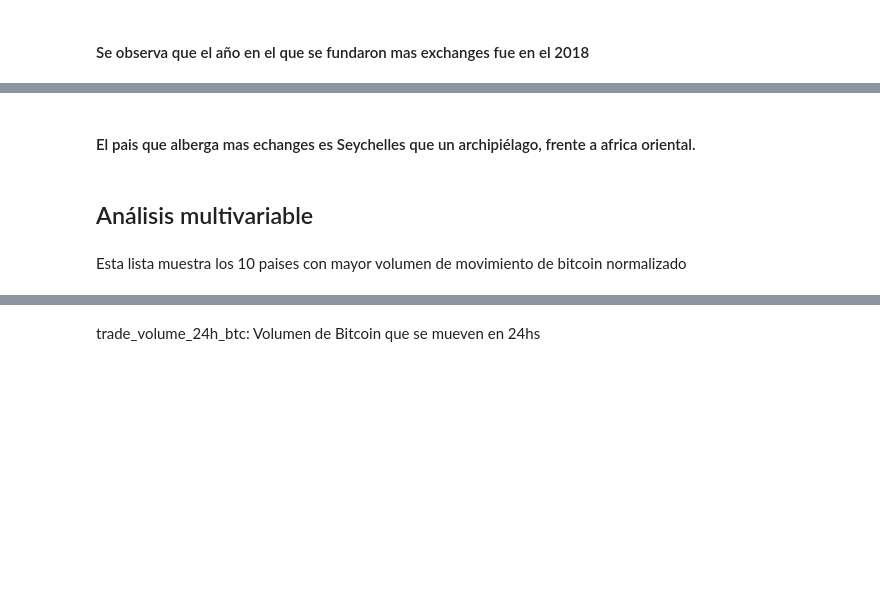
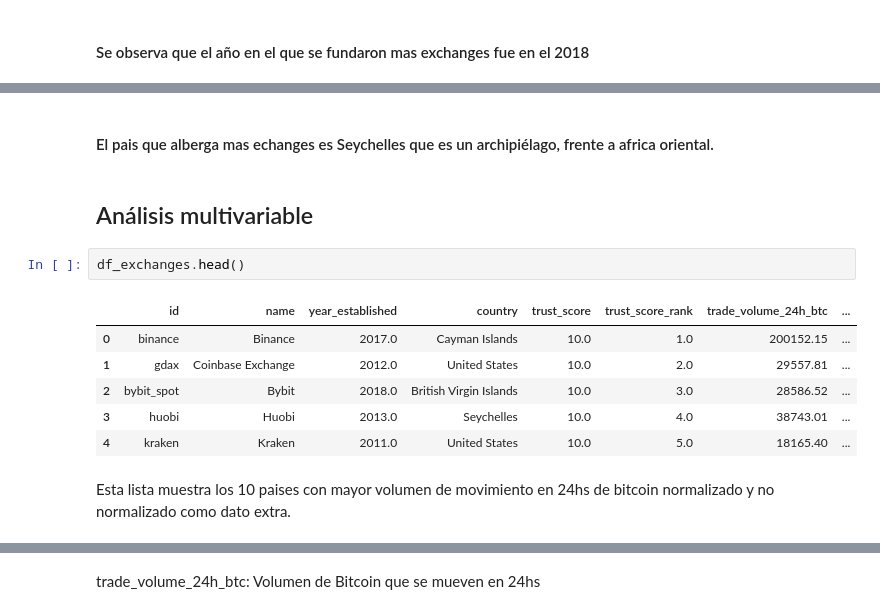
Before and after one commit to Galo0000/Analitics_Proyect_Cryptocurrency, a Jupyter notebook: EDA.ipynb, the cells around one changed output, grey strips where cells are left out. Drawn from its saved outputs; the diff is of its cells as text; blank space fills up the shorter version.

```diff
--- a/EDA.ipynb
+++ b/EDA.ipynb
@@ -400,9 +416,18 @@ sns.countplot(data=df_exchanges,x='country')
 # %% [markdown]
-#### El pais que alberga mas echanges es Seychelles que un archipiélago, frente a africa oriental.
+#### El pais que alberga mas echanges es Seychelles que es un archipiélago, frente a africa oriental.
 # %% [markdown]
 ## Análisis multivariable
+# %%
+df_exchanges.head()
+# %% [output]
+|  | id | name | year_established | country | trust_score | trust_score_rank | trade_volume_24h_btc | ... |
+| 0 | binance | Binance | 2017.0 | Cayman Islands | 10.0 | 1.0 | 200152.15 | ... |
+| 1 | gdax | Coinbase Exchange | 2012.0 | United States | 10.0 | 2.0 | 29557.81 | ... |
+| 2 | bybit_spot | Bybit | 2018.0 | British Virgin Islands | 10.0 | 3.0 | 28586.52 | ... |
+| 3 | huobi | Huobi | 2013.0 | Seychelles | 10.0 | 4.0 | 38743.01 | ... |
+| 4 | kraken | Kraken | 2011.0 | United States | 10.0 | 5.0 | 18165.40 | ... |
 # %% [markdown]
-Esta lista muestra los 10 paises con mayor volumen de movimiento de bitcoin normalizado
+Esta lista muestra los 10 paises con mayor volumen de movimiento en 24hs de bitcoin normalizado y no normalizado como dato extra.
 # %%
 df_exchanges[['country','trade_volume_24h_btc','trade_volume_24h_btc_normalized']].groupby('country').sum().sort_values('trade_volume_24h_btc_normalized',ascending=False).head(10)
 # %% [output]
```
Also changed, not shown: parts of 24 cells of this notebook, 3 other files.
